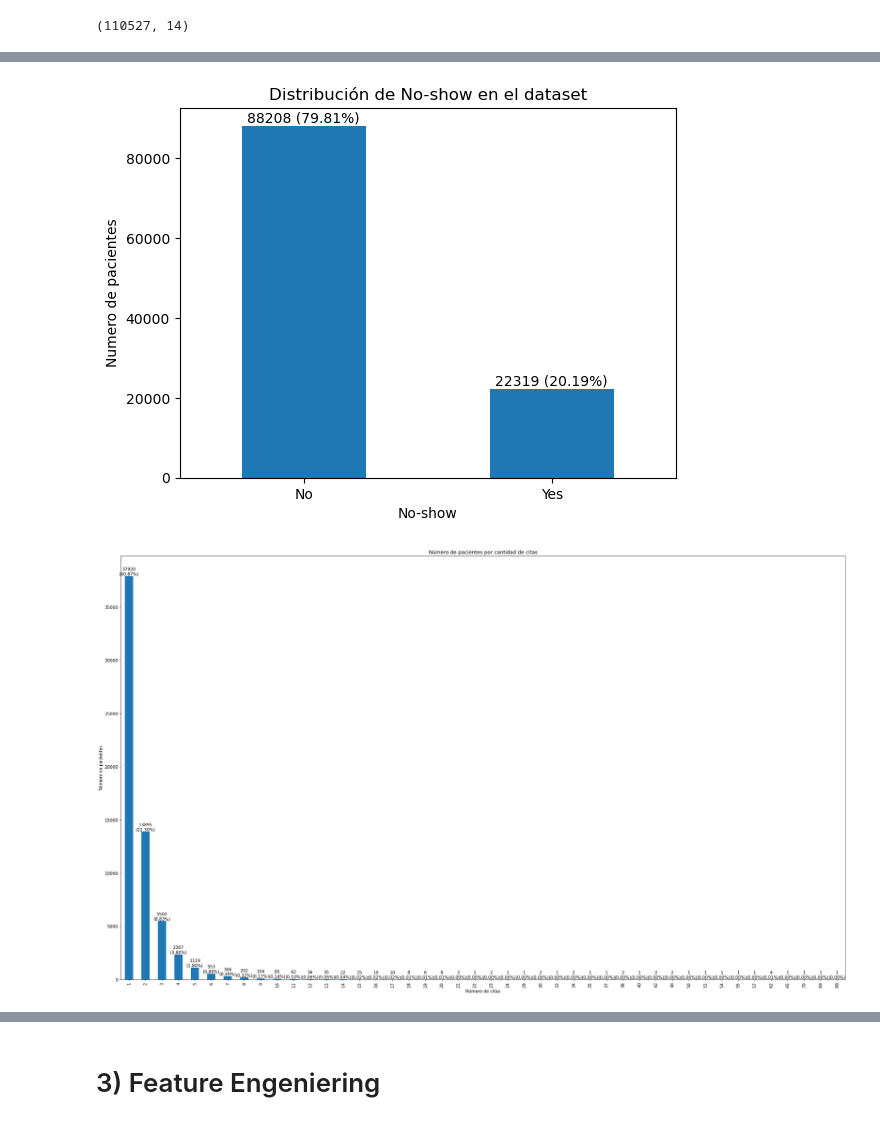
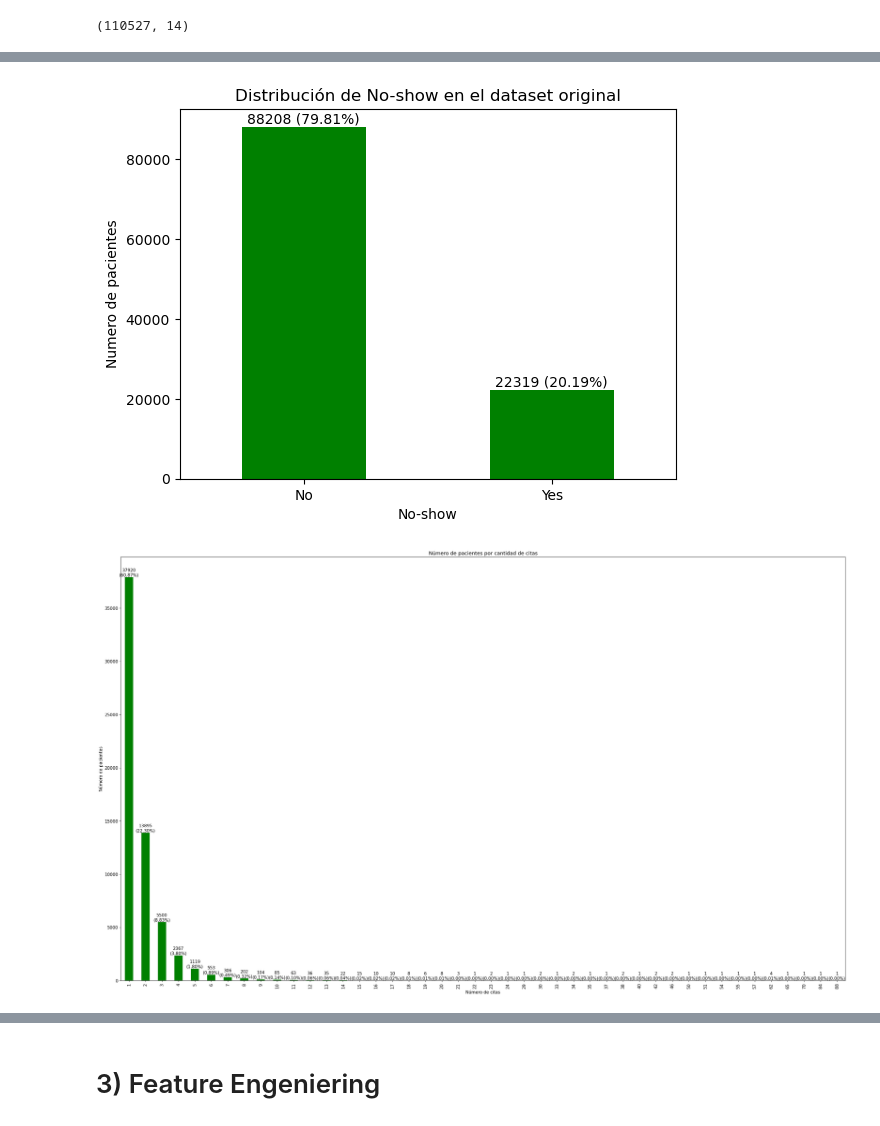
Before and after one commit to SValduezaL/TFM-Master-IA-INESDI, a Jupyter notebook: BBDD Kaagle/predicción_ inasistencia_v2.ipynb, the cells around one changed output, grey strips where cells are left out. Cells and saved outputs as stored; diff of their text form; code cells hidden in the pictures.

```diff
--- a/BBDD Kaagle/predicción_ inasistencia_v2.ipynb
+++ b/BBDD Kaagle/predicción_ inasistencia_v2.ipynb
@@ -96,17 +96,17 @@ SMS_received        int64
 No-show            object
 dtype: object
 # %%
-# Distribución del dataset
+# Distribución del dataset original
 class_counts = medical_appointments['No-show'].value_counts()
-class_counts.plot(kind='bar', rot=0)
+class_counts.plot(kind='bar', rot=0, color=['green'])
 plt.xlabel('No-show')
 plt.ylabel('Numero de pacientes')
-plt.title('Distribución de No-show en el dataset')
+plt.title('Distribución de No-show en el dataset original')
 for i, count in enumerate(class_counts):
     plt.text(i, count, f'{count} ({count / len(medical_appointments) * 100:.2f}%)', ha='center', va='bottom')
 plt.show()
 # %% [output]
-[figure, old version]
+[figure, new version]
 # %%
 # Numero de citas por paciente
 appointment_counts = medical_appointments['PatientId'].value_counts()
@@ -121,7 +121,7 @@ plt.figure(figsize=(34,20))
 plt.rcParams.update({'font.size': 11})
 
 # Graficar la distribución
-appointment_counts_summary.plot(kind='bar')
+appointment_counts_summary.plot(kind='bar', color='green')
 plt.xlabel('Número de citas')
 plt.ylabel('Número de pacientes')
 plt.title('Número de pacientes por cantidad de citas')
@@ -134,7 +134,7 @@ for i, count in enumerate(appointment_counts_summary):
 # Muestra el gráfico
 plt.show()
 # %% [output]
-[figure, old version]
+[figure, new version]
 # %%
 # Evaluar presencia de Missing values
 missing_values = medical_appointments.isnull().sum()
```
Also changed, not shown: parts of 11 cells of this notebook.
